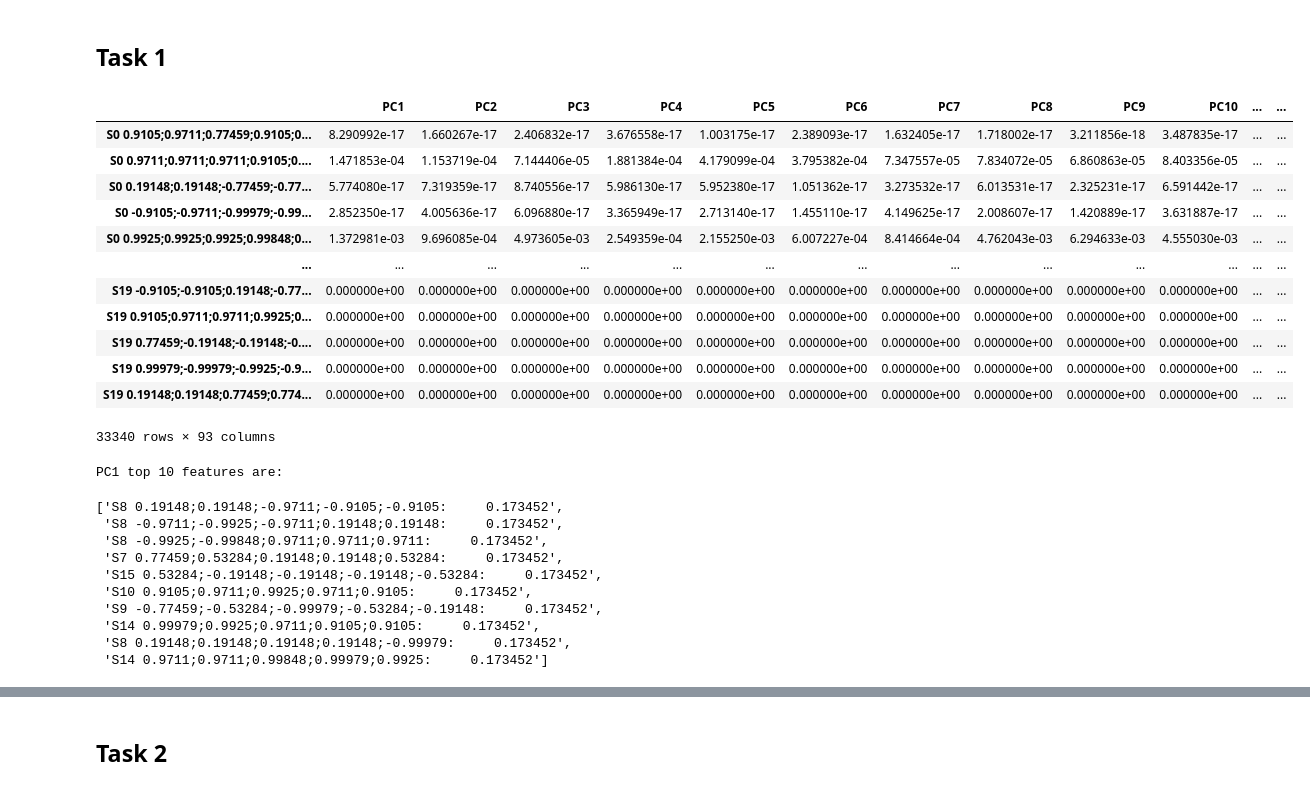
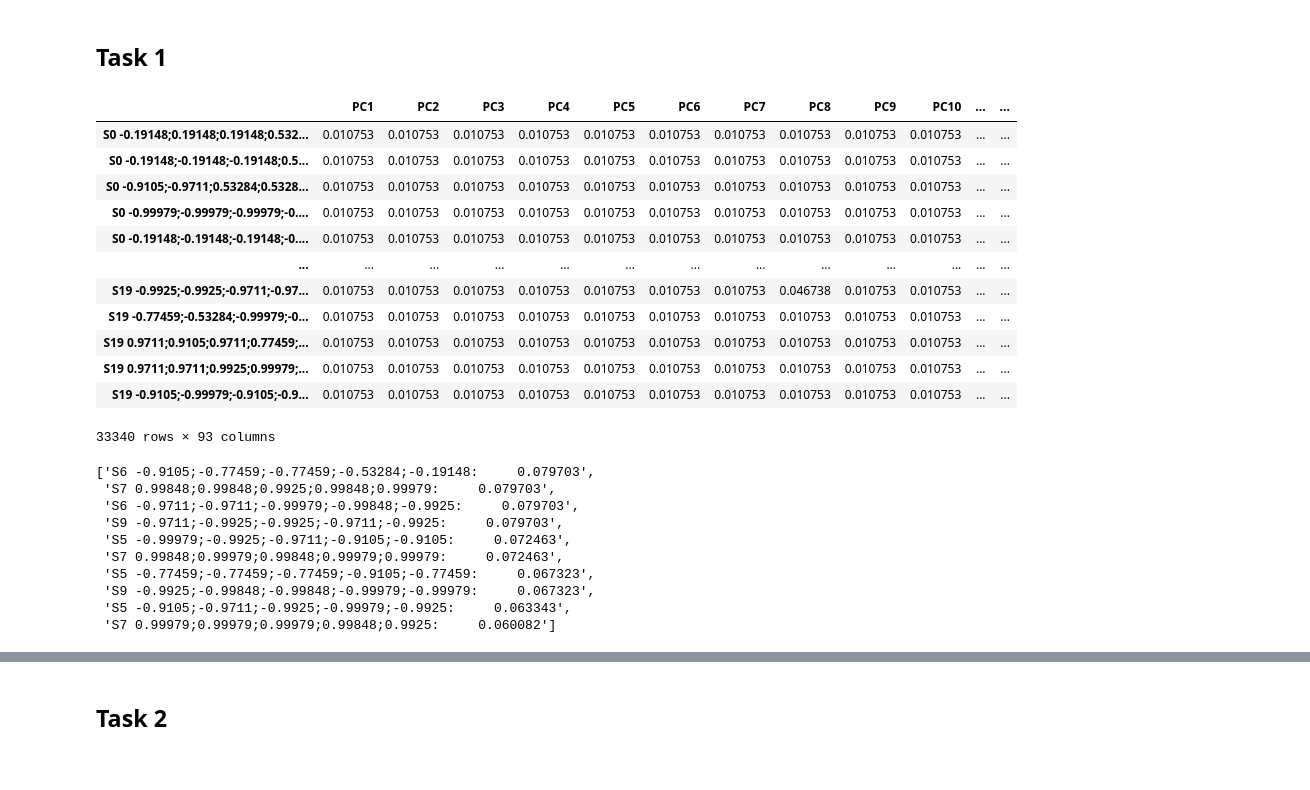
Before and after one commit to Tachimura/Body-Gesture-Analysis, a Jupyter notebook: Project/Parte 2/notebook_parte2.ipynb, the cells around one changed output, grey strips where cells are left out. Drawn from its saved outputs; the diff is of its cells as text; code cells hidden in the pictures.

Commit message:
finished project with last refactor and fixes
fix on lda (we were using the wrong one)
some fixes on plots and results

```diff
--- a/Project/Parte 2/notebook_parte2.ipynb
+++ b/Project/Parte 2/notebook_parte2.ipynb
@@ -194,44 +191,44 @@ for index, gesture_file in zip(range(len(t1_gesture_files)), t1_gesture_files):
 # %%
 #t1_metrics_data
 # %%
-input_task1_option = 'PCA'
+input_task1_option = 'LDA'
 # %%
 metrics_pandas = metrics_numpy_2_pandas(t1_metrics_data['data'], alfabeto)
 if input_task1_option == "PCA":
     t1_alg_result, t1_alg_variance = metrics_numpy_2_PCA(metrics_pandas, show_intermediate_data=True)
 elif input_task1_option == "SVD":
     t1_alg_result, t1_alg_variance = metrics_numpy_2_SVD(metrics_pandas, show_intermediate_data=True)
-else:
-    t1_alg_result, t1_alg_variance = metrics_numpy_2_LDA(metrics_pandas, t1_metrics_data['labels'], show_intermediate_data=True)
+elif input_task1_option == "LDA":
+    t1_alg_result, t1_alg_variance = metrics_numpy_2_LDA(metrics_pandas, show_intermediate_data=True)
+
 
 # Preparo i dati x il task 5 di classificazione che sarà fatto dai dati con dimensionalità ridotta generati qua
 t5_data = {
     'data': t1_alg_result['fitted_alg'],
     'labels': t1_metrics_data['labels']
 }
 # %% [output]
 |  | PC1 | PC2 | PC3 | PC4 | PC5 | PC6 | PC7 | PC8 | PC9 | PC10 | ... | ... |
-| S0 0.9105;0.9711;0.77459;0.9105;0... | 8.290992e-17 | 1.660267e-17 | 2.406832e-17 | 3.676558e-17 | 1.003175e-17 | 2.389093e-17 | 1.632405e-17 | 1.718002e-17 | 3.211856e-18 | 3.487835e-17 | ... | ... |
-| S0 0.9711;0.9711;0.9711;0.9105;0.... | 1.471853e-04 | 1.153719e-04 | 7.144406e-05 | 1.881384e-04 | 4.179099e-04 | 3.795382e-04 | 7.347557e-05 | 7.834072e-05 | 6.860863e-05 | 8.403356e-05 | ... | ... |
-| S0 0.19148;0.19148;-0.77459;-0.77... | 5.774080e-17 | 7.319359e-17 | 8.740556e-17 | 5.986130e-17 | 5.952380e-17 | 1.051362e-17 | 3.273532e-17 | 6.013531e-17 | 2.325231e-17 | 6.591442e-17 | ... | ... |
-| S0 -0.9105;-0.9711;-0.99979;-0.99... | 2.852350e-17 | 4.005636e-17 | 6.096880e-17 | 3.365949e-17 | 2.713140e-17 | 1.455110e-17 | 4.149625e-17 | 2.008607e-17 | 1.420889e-17 | 3.631887e-17 | ... | ... |
-| S0 0.9925;0.9925;0.9925;0.99848;0... | 1.372981e-03 | 9.696085e-04 | 4.973605e-03 | 2.549359e-04 | 2.155250e-03 | 6.007227e-04 | 8.414664e-04 | 4.762043e-03 | 6.294633e-03 | 4.555030e-03 | ... | ... |
+| S0 -0.19148;0.19148;0.19148;0.532... | 0.010753 | 0.010753 | 0.010753 | 0.010753 | 0.010753 | 0.010753 | 0.010753 | 0.010753 | 0.010753 | 0.010753 | ... | ... |
+| S0 -0.19148;-0.19148;-0.19148;0.5... | 0.010753 | 0.010753 | 0.010753 | 0.010753 | 0.010753 | 0.010753 | 0.010753 | 0.010753 | 0.010753 | 0.010753 | ... | ... |
+| S0 -0.9105;-0.9711;0.53284;0.5328... | 0.010753 | 0.010753 | 0.010753 | 0.010753 | 0.010753 | 0.010753 | 0.010753 | 0.010753 | 0.010753 | 0.010753 | ... | ... |
+| S0 -0.99979;-0.99979;-0.99979;-0.... | 0.010753 | 0.010753 | 0.010753 | 0.010753 | 0.010753 | 0.010753 | 0.010753 | 0.010753 | 0.010753 | 0.010753 | ... | ... |
+| S0 -0.19148;-0.19148;-0.19148;-0.... | 0.010753 | 0.010753 | 0.010753 | 0.010753 | 0.010753 | 0.010753 | 0.010753 | 0.010753 | 0.010753 | 0.010753 | ... | ... |
 | ... | ... | ... | ... | ... | ... | ... | ... | ... | ... | ... | ... | ... |
-| S19 -0.9105;-0.9105;0.19148;-0.77... | 0.000000e+00 | 0.000000e+00 | 0.000000e+00 | 0.000000e+00 | 0.000000e+00 | 0.000000e+00 | 0.000000e+00 | 0.000000e+00 | 0.000000e+00 | 0.000000e+00 | ... | ... |
-| S19 0.9105;0.9711;0.9711;0.9925;0... | 0.000000e+00 | 0.000000e+00 | 0.000000e+00 | 0.000000e+00 | 0.000000e+00 | 0.000000e+00 | 0.000000e+00 | 0.000000e+00 | 0.000000e+00 | 0.000000e+00 | ... | ... |
-| S19 0.77459;-0.19148;-0.19148;-0.... | 0.000000e+00 | 0.000000e+00 | 0.000000e+00 | 0.000000e+00 | 0.000000e+00 | 0.000000e+00 | 0.000000e+00 | 0.000000e+00 | 0.000000e+00 | 0.000000e+00 | ... | ... |
-| S19 0.99979;-0.99979;-0.9925;-0.9... | 0.000000e+00 | 0.000000e+00 | 0.000000e+00 | 0.000000e+00 | 0.000000e+00 | 0.000000e+00 | 0.000000e+00 | 0.000000e+00 | 0.000000e+00 | 0.000000e+00 | ... | ... |
-| S19 0.19148;0.19148;0.77459;0.774... | 0.000000e+00 | 0.000000e+00 | 0.000000e+00 | 0.000000e+00 | 0.000000e+00 | 0.000000e+00 | 0.000000e+00 | 0.000000e+00 | 0.000000e+00 | 0.000000e+00 | ... | ... |
+| S19 -0.9925;-0.9925;-0.9711;-0.97... | 0.010753 | 0.010753 | 0.010753 | 0.010753 | 0.010753 | 0.010753 | 0.010753 | 0.046738 | 0.010753 | 0.010753 | ... | ... |
+| S19 -0.77459;-0.53284;-0.99979;-0... | 0.010753 | 0.010753 | 0.010753 | 0.010753 | 0.010753 | 0.010753 | 0.010753 | 0.010753 | 0.010753 | 0.010753 | ... | ... |
+| S19 0.9711;0.9105;0.9711;0.77459;... | 0.010753 | 0.010753 | 0.010753 | 0.010753 | 0.010753 | 0.010753 | 0.010753 | 0.010753 | 0.010753 | 0.010753 | ... | ... |
+| S19 0.9711;0.9711;0.9925;0.99979;... | 0.010753 | 0.010753 | 0.010753 | 0.010753 | 0.010753 | 0.010753 | 0.010753 | 0.010753 | 0.010753 | 0.010753 | ... | ... |
+| S19 -0.9105;-0.99979;-0.9105;-0.9... | 0.010753 | 0.010753 | 0.010753 | 0.010753 | 0.010753 | 0.010753 | 0.010753 | 0.010753 | 0.010753 | 0.010753 | ... | ... |
 33340 rows × 93 columns
-PC1 top 10 features are:
+['S6 -0.9105;-0.77459;-0.77459;-0.53284;-0.19148:     0.079703',
+ 'S7 0.99848;0.99848;0.9925;0.99848;0.99979:     0.079703',
+ 'S6 -0.9711;-0.9711;-0.99979;-0.99848;-0.9925:     0.079703',
+ 'S9 -0.9711;-0.9925;-0.9925;-0.9711;-0.9925:     0.079703',
+ 'S5 -0.99979;-0.9925;-0.9711;-0.9105;-0.9105:     0.072463',
+ 'S7 0.99848;0.99979;0.99848;0.99979;0.99979:     0.072463',
+ 'S5 -0.77459;-0.77459;-0.77459;-0.9105;-0.77459:     0.067323',
+ 'S9 -0.9925;-0.99848;-0.99848;-0.99979;-0.99979:     0.067323',
+ 'S5 -0.9105;-0.9711;-0.9925;-0.99979;-0.9925:     0.063343',
+ 'S7 0.99979;0.99979;0.99979;0.99848;0.9925:     0.060082']
-['S8 0.19148;0.19148;-0.9711;-0.9105;-0.9105:     0.173452',
- 'S8 -0.9711;-0.9925;-0.9711;0.19148;0.19148:     0.173452',
- 'S8 -0.9925;-0.99848;0.9711;0.9711;0.9711:     0.173452',
- 'S7 0.77459;0.53284;0.19148;0.19148;0.53284:     0.173452',
- 'S15 0.53284;-0.19148;-0.19148;-0.19148;-0.53284:     0.173452',
- 'S10 0.9105;0.9711;0.9925;0.9711;0.9105:     0.173452',
- 'S9 -0.77459;-0.53284;-0.99979;-0.53284;-0.19148:     0.173452',
- 'S14 0.99979;0.9925;0.9711;0.9105;0.9105:     0.173452',
- 'S8 0.19148;0.19148;0.19148;0.19148;-0.99979:     0.173452',
- 'S14 0.9711;0.9711;0.99848;0.99979;0.9925:     0.173452']
 # %%
```
Also changed, not shown: parts of 13 cells of this notebook, 12 other files.
